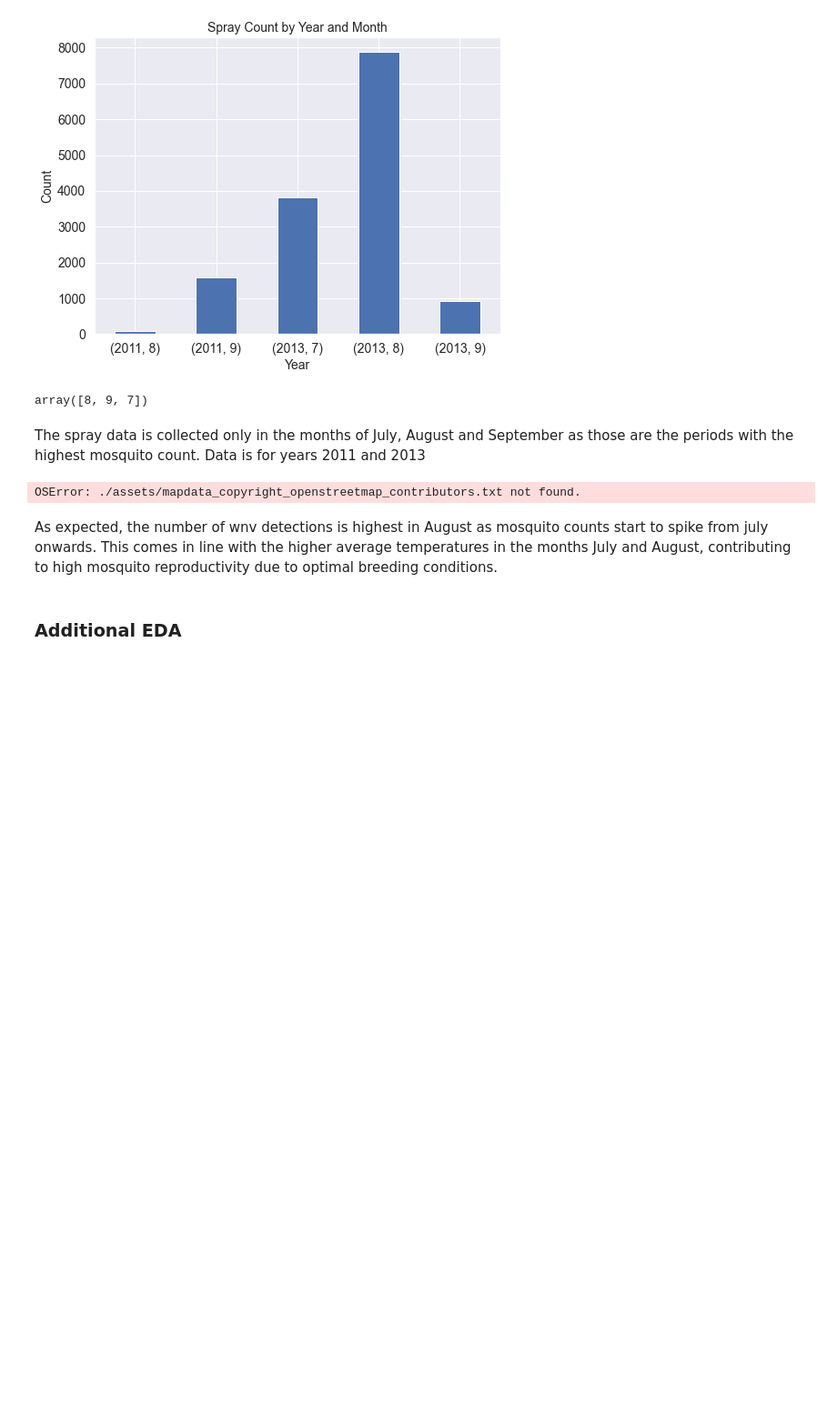
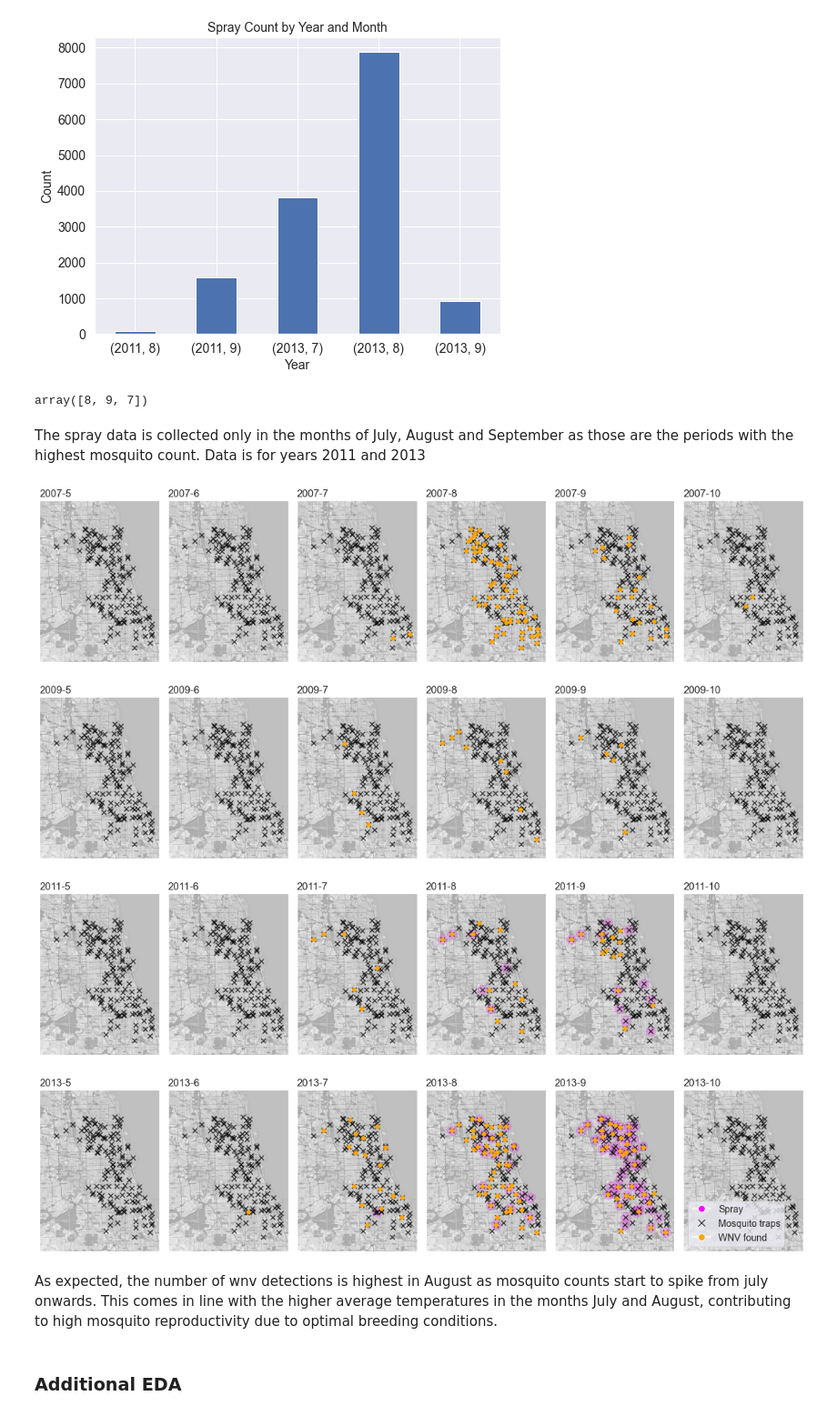
Before and after one commit to edwardedishire/West-Nile-Virus-Prediction, a Jupyter notebook: code/(1) Cleaning & EDA .ipynb, the cells around one changed output. Shown at 91% size. Saved outputs shown, nothing was run; the diff lists cells and outputs as text; code cells hidden in the pictures; blank space fills up the shorter version.

```diff
--- a/code/(1) Cleaning & EDA .ipynb
+++ b/code/(1) Cleaning & EDA .ipynb
@@ -1034,7 +1034,7 @@ The spray data is collected only in the months of July, August and September as
 # Adapted from Elaine Z
 
 # set up basemap
-mapdata = np.loadtxt("./assets/mapdata_copyright_openstreetmap_contributors.txt")
+mapdata = np.loadtxt("../assets/mapdata_copyright_openstreetmap_contributors.txt")
 aspect = mapdata.shape[0] * 1.0 / mapdata.shape[1]
 lon_lat_box = (-88, -87.5, 41.6, 42.1)
 
@@ -1049,34 +1049,37 @@ for year in train_weather.year.unique():
         # plot spray locations for year and month
         if year in spray.year.unique() and month in spray.month.unique():
             spray_location = spray[(spray.year == year) & (spray.month == month)][['longitude', 'latitude']].drop_duplicates().values
             ax[i].scatter(wnv[:,0], wnv[:,1], marker='o', c = 'magenta', s = 200, alpha = 0.2)
 
         # plot trap locations
         locations = train_weather[['longitude', 'latitude']].drop_duplicates().values
         ax[i].scatter(locations[:,0], locations[:,1], marker='x', c = 'black', s=50, alpha = 0.7)
 
         # plot wnv locations for year and month
         wnv = train_weather[(train_weather.year == year) & (train_weather.month == month) & (train_weather.wnvpresent == 1)]\
                 [['longitude', 'latitude']].drop_duplicates().values
         ax[i].scatter(wnv[:,0], wnv[:,1], marker='o', c = 'orange', s = 30)
 
         # title and axes
         ax[i].set_title(f"{year}-{month}", fontsize = 15, ha = 'left', position = (0,1))
         ax[i].set_xticks([])
         ax[i].set_yticks([])
 
         plt.tight_layout()
 #         plt.savefig(f'heatmap_{year}_{month}')
 
 # custom legend
 legend_elements=[Line2D([0],[0],marker='o', color='w',label='Spray', markerfacecolor='magenta', markersize=10),
                  Line2D([0],[0],marker='x', color='black', label='Mosquito traps',linestyle='', markersize=10),
                  Line2D([0],[0],marker='o', color='w',label='WNV found',markerfacecolor='orange', markersize=10)]
 
 plt.legend(handles=legend_elements, loc='lower left', fontsize=14)
 plt.tight_layout()
 # %% [output]
-OSError: ./assets/mapdata_copyright_openstreetmap_contributors.txt not found.
+[figure, added]
+[figure, added]
+[figure, added]
+[figure, added]
 # %% [markdown]
 As expected, the number of wnv detections is highest in August as mosquito counts start to spike from july onwards. This comes in line with the higher average temperatures in the months July and August, contributing to high mosquito reproductivity due to optimal breeding conditions.
 # %% [markdown]
```
Also changed, not shown: parts of 5 cells of this notebook, 2 other files.
